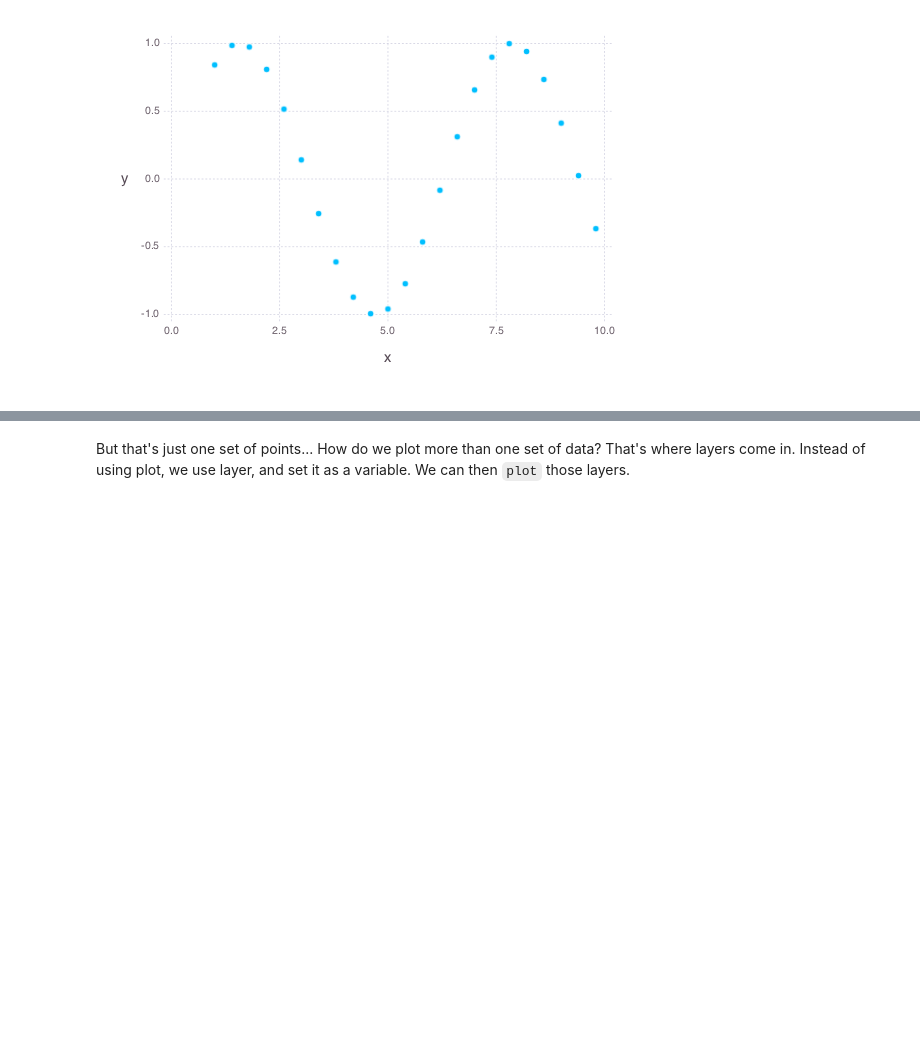
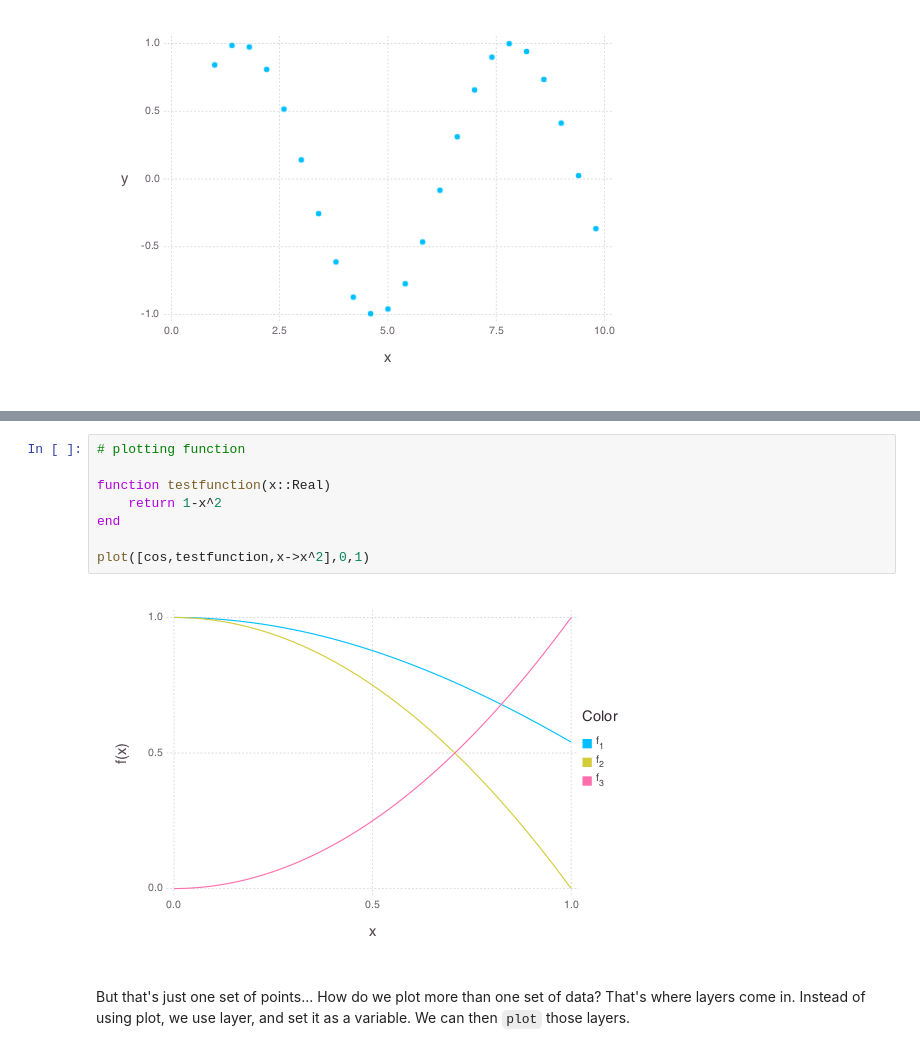
Before and after one commit to albi3ro/M4, a Jupyter notebook: Gadfly.ipynb, the cells around one changed output, grey strips where cells are left out. Saved outputs shown, nothing was run; the diff lists cells and outputs as text; blank space fills up the shorter version.

```diff
--- a/Gadfly.ipynb
+++ b/Gadfly.ipynb
@@ -27,3 +33,13 @@ plot(x=x,y=y1)
+# %%
+# plotting function
+
+function testfunction(x::Real)
+    return 1-x^2
+end
+
+plot([cos,testfunction,x->x^2],0,1)
+# %% [output]
+[figure, added]
 # %% [markdown]
 But that's just one set of points...
 How do we plot more than one set of data?  That's where layers come in.  Instead of using plot, we use layer, and set it as a variable.  We can then `plot` those layers.
```
Also changed, not shown: parts of 5 cells of this notebook, 2 other files.
